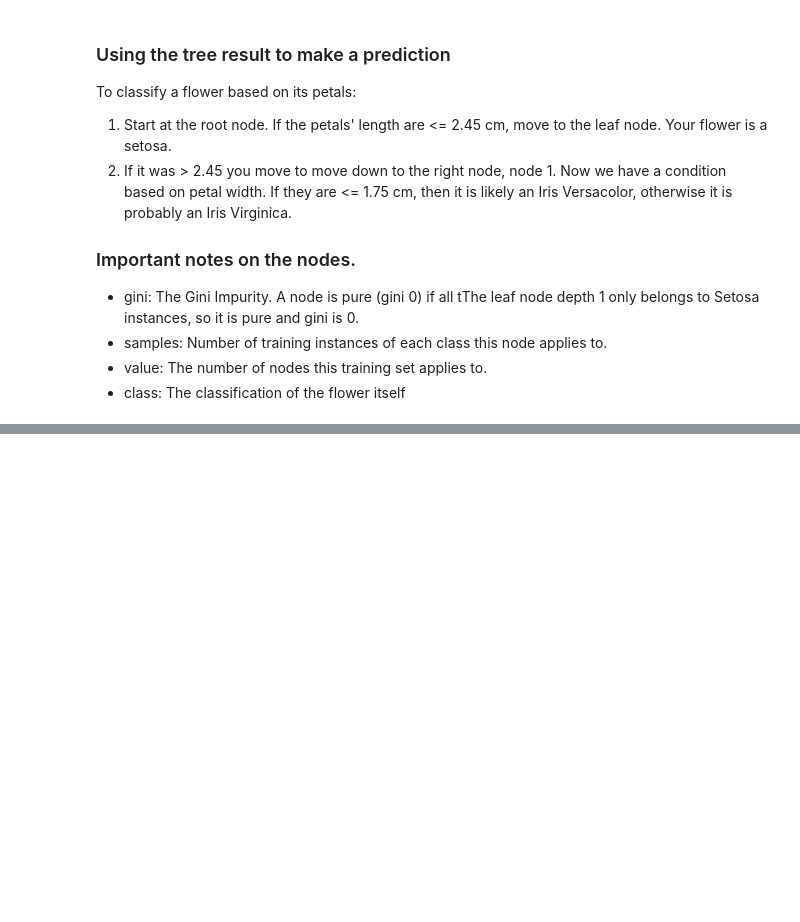
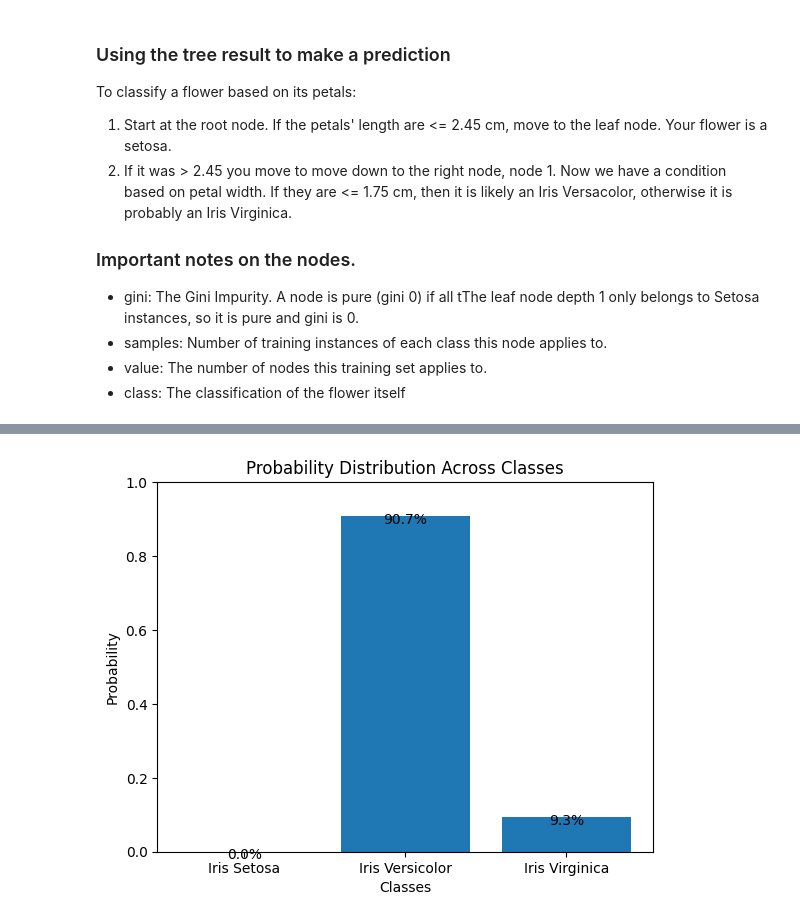
Before and after one commit to justinprogdev/Artificial-Intelligence, a Jupyter notebook: machine_learning/decision_tree.ipynb, the cells around one changed output, grey strips where cells are left out. Cells and saved outputs as stored; diff of their text form; code cells hidden in the pictures; blank space fills up the shorter version.

Commit message:
Added use of tree classification for prediction

```diff
--- a/machine_learning/decision_tree.ipynb
+++ b/machine_learning/decision_tree.ipynb
@@ -54,0 +71,22 @@ To classify a flower based on its petals:
+# %%
+import matplotlib.pyplot as plt
+import numpy as np
+
+# Data
+labels = ['Iris Setosa', 'Iris Versicolor', 'Iris Virginica']
+probabilities = np.array(tree_clf.predict_proba([[5, 1.5]])[0]).round(3)
+
+# Plot
+plt.bar(labels, probabilities)
+plt.xlabel('Classes')
+plt.ylabel('Probability')
+plt.title('Probability Distribution Across Classes')
+plt.ylim([0, 1])
+
+# Annotate with percentages
+for i, prob in enumerate(probabilities):
+    plt.text(i, prob-0.02, f'{prob*100:.1f}%', ha='center')
+
+plt.show()
+# %% [output]
+[figure, added]
```
Also changed, not shown: parts of 4 cells of this notebook.
